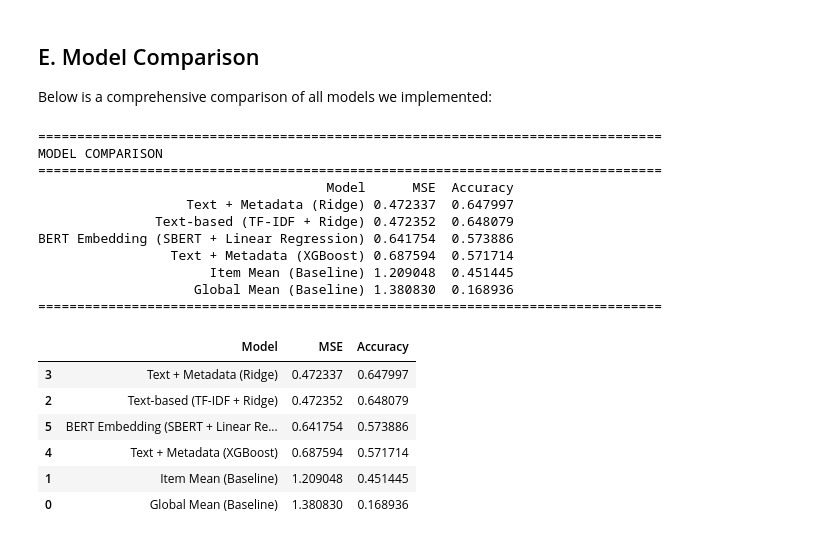
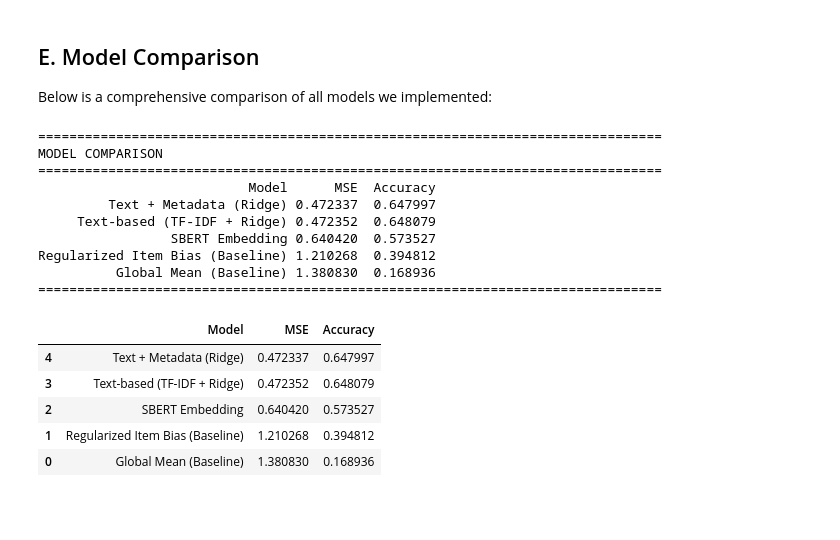
Before and after one commit to JaeHyun-Cha-00/CSE158-Assignment2, a Jupyter notebook: Assignment2.ipynb, the cells around one changed output. Cells and saved outputs as stored; diff of their text form; code cells hidden in the pictures; blank space fills up the shorter version.

```diff
--- a/Assignment2.ipynb
+++ b/Assignment2.ipynb
@@ -66,0 +85,16 @@ df.head()
+# %%
+# Load preprocessed data for visualization
+df_viz = pd.read_csv("merged.csv")
+
+# Basic statistics
+print("Dataset Statistics:")
+print(f"Total reviews: {len(df_viz):,}")
+print(f"Unique users: {df_viz['user_id'].nunique():,}")
+print(f"Unique businesses: {df_viz['gmap_id'].nunique():,}")
+print(f"\nRating Statistics:")
+print(df_viz['rating'].describe())
+
+# Calculate text length
+df_viz['text_length'] = df_viz['text'].astype(str).apply(len)
+print(f"\nText Length Statistics:")
+print(df_viz['text_length'].describe())
@@ -430,62 +661,51 @@ Below is a comprehensive comparison of all models we implemented:
 results = {
     'Model': [
         'Global Mean (Baseline)',
-        'Item Mean (Baseline)',
+        'Regularized Item Bias (Baseline)',
+        'SBERT Embedding',
         'Text-based (TF-IDF + Ridge)',
         'Text + Metadata (Ridge)',
     ],
     'MSE': [
         mse_global,
-        mse_item,
+        mse_reg_item,
+        mse_bert,
         mse_text,
         mse_ridge,
     ],
     'Accuracy': [
         acc_global,
-        acc_item,
+        acc_reg_item,
+        acc_bert,
         acc_text,
         acc_ridge,
     ]
 }
-
-# Add XGBoost if available
-if xgb_available:
-    results['Model'].append('Text + Metadata (XGBoost)')
-    results['MSE'].append(mse_xgb)
-    results['Accuracy'].append(acc_xgb)
-
-# Add BERT if available
-if bert_available:
-    results['Model'].append('BERT Embedding (SBERT + Linear Regression)')
-    results['MSE'].append(mse_bert)
-    results['Accuracy'].append(acc_bert)
 
 comparison_df = pd.DataFrame(results)
 comparison_df = comparison_df.sort_values('MSE')
 
 print("=" * 80)
 print("MODEL COMPARISON")
 print("=" * 80)
 print(comparison_df.to_string(index=False))
 print("=" * 80)
 
 comparison_df
 # %% [output]
 ================================================================================
 MODEL COMPARISON
 ================================================================================
-                                     Model      MSE  Accuracy
-                   Text + Metadata (Ridge) 0.472337  0.647997
-               Text-based (TF-IDF + Ridge) 0.472352  0.648079
-BERT Embedding (SBERT + Linear Regression) 0.641754  0.573886
-                 Text + Metadata (XGBoost) 0.687594  0.571714
-                      Item Mean (Baseline) 1.209048  0.451445
-                    Global Mean (Baseline) 1.380830  0.168936
+                           Model      MSE  Accuracy
+         Text + Metadata (Ridge) 0.472337  0.647997
+     Text-based (TF-IDF + Ridge) 0.472352  0.648079
+                 SBERT Embedding 0.640420  0.573527
+Regularized Item Bias (Baseline) 1.210268  0.394812
+          Global Mean (Baseline) 1.380830  0.168936
 ================================================================================
 |  | Model | MSE | Accuracy |
-| 3 | Text + Metadata (Ridge) | 0.472337 | 0.647997 |
-| 2 | Text-based (TF-IDF + Ridge) | 0.472352 | 0.648079 |
-| 5 | BERT Embedding (SBERT + Linear Re... | 0.641754 | 0.573886 |
-| 4 | Text + Metadata (XGBoost) | 0.687594 | 0.571714 |
-| 1 | Item Mean (Baseline) | 1.209048 | 0.451445 |
+| 4 | Text + Metadata (Ridge) | 0.472337 | 0.647997 |
+| 3 | Text-based (TF-IDF + Ridge) | 0.472352 | 0.648079 |
+| 2 | SBERT Embedding | 0.640420 | 0.573527 |
+| 1 | Regularized Item Bias (Baseline) | 1.210268 | 0.394812 |
 | 0 | Global Mean (Baseline) | 1.380830 | 0.168936 |
```
Also changed, not shown: parts of 16 cells of this notebook, 6 other files.
